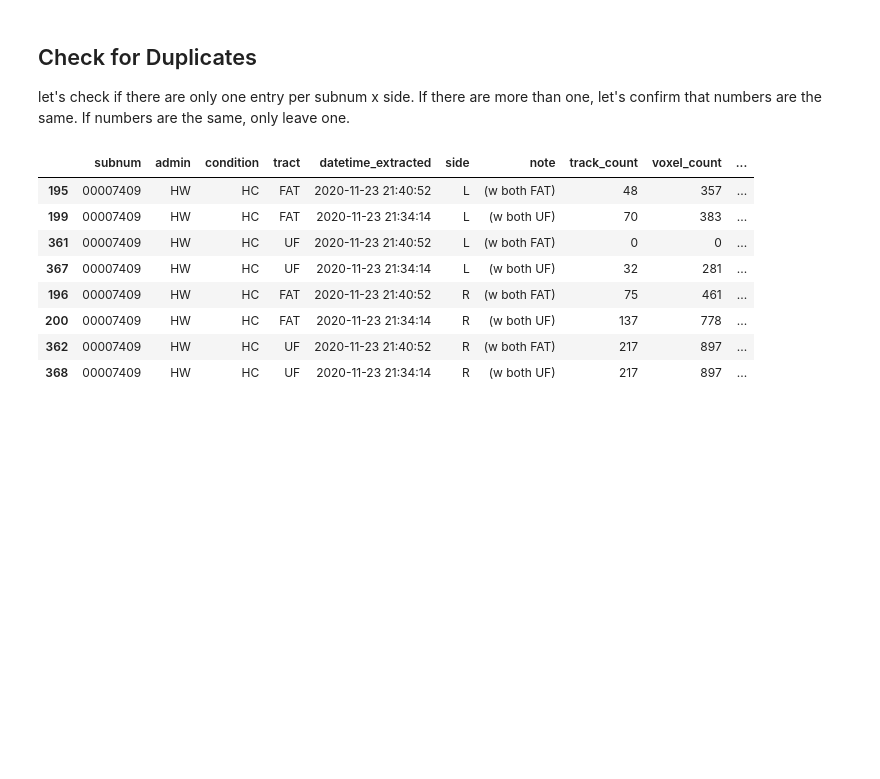
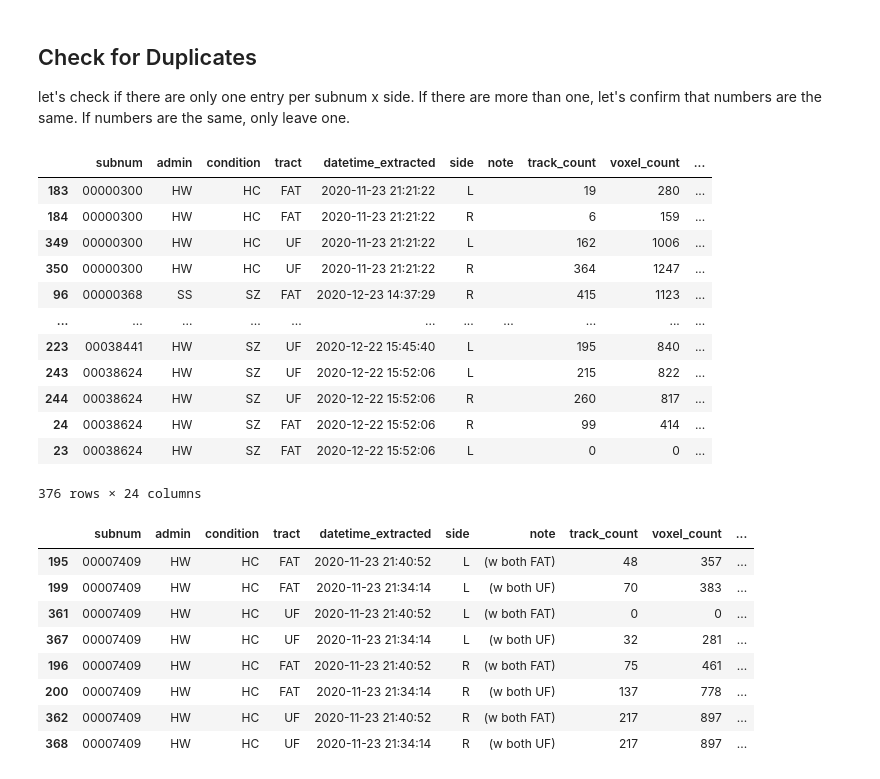
Before and after one commit to stereopickles/DTI_Schizo, a Jupyter notebook: 002_data_merge.ipynb, the cells around one changed output. Saved outputs shown, nothing was run; the diff lists cells and outputs as text; code cells hidden in the pictures; blank space fills up the shorter version.

```diff
--- a/002_data_merge.ipynb
+++ b/002_data_merge.ipynb
@@ -106,49 +180,35 @@ df = pd.DataFrame(
 # %%
-i = 0
+#i = 0
 for tr in TRACTS:
     for cnd in CONDS:
         path = f'{DATA_PATH}/{cnd}/COBRE_prep/{cnd}_Stats/{tr}'
         print(f'{cnd}_{tr}', end = '\n=======\n')
+
+        # get the names of directories within path
         try:
             sub_dirs = next(os.walk(path))[1]
         except StopIteration:
             print("Directory doesn't exist")
             break
+
+        # each sub-dir should be the name of administrator
         for admin in sub_dirs:
             print(f'{admin}', end = '\n-------\n')
+
+            # get the list of files (must start with 'sub')
             files = [x for x in os.listdir(os.path.join(path, admin)) if x.startswith('sub')]
-            for f in files:
-                if f.endswith('.txt'):
-                    f2 = f
-                else:
-                    f2 = f + '.txt'
-                subnum, note = re.findall('(?<=sub-A)([0-9]*)(.*)(?=.txt)', f2)[0]
 
-                print(f'{subnum}', end = '')
-                path2 = os.path.join(path, admin, f)
-                dt = os.path.getmtime(path2)
-                dt = datetime.fromtimestamp(dt).strftime('%Y-%m-%d %H:%M:%S')
+            # add extension if it doesn't have one
+            files = [f if f.endswith('.txt') else f + '.txt' for f in files]
 
-                with open(path2, 'r') as fp:
-                    line = fp.readlines()
-                    line = [re.sub('(?:(?<=FAT)|(?<=UF))_', '', x) for x in line]
-                    info = extract_stats(line, group = {tr})
+            for fn in files:
 
-                if info:
-                    print('(o)', end = ' ')
-                    for side in info[tr].keys():
-                        vals = []
-                        for k in info[tr][side].keys():
-                            vals.append(info[tr][side][k])
-                        full_list = [subnum, admin, cnd, tr, dt, side, note]
+                fp = os.path.join(path, admin, fn)
+                result = process_file(fp, fn, cnd, trs = {tr}, admin = admin)
 
+                for x in result:
+                    df.loc[len(df)+1] = x
 
-                        full_list.extend(vals)
-                        i += 1
-
-                        df.loc[i] = full_list
-                else:
-                    print('(x)', end = ' ')
             print('\n')
 # %% [output]
 SZ_FAT
@@ -188,3 +248,19 @@ dupes = list(entry_counts[(entry_counts.L != 1) | (entry_counts.R != 1) ].reset_
+# %%
+df.sort_values('subnum')
+# %% [output]
+|  | subnum | admin | condition | tract | datetime_extracted | side | note | track_count | voxel_count | ... |
+| 183 | 00000300 | HW | HC | FAT | 2020-11-23 21:21:22 | L |  | 19 | 280 | ... |
+| 184 | 00000300 | HW | HC | FAT | 2020-11-23 21:21:22 | R |  | 6 | 159 | ... |
+| 349 | 00000300 | HW | HC | UF | 2020-11-23 21:21:22 | L |  | 162 | 1006 | ... |
+| 350 | 00000300 | HW | HC | UF | 2020-11-23 21:21:22 | R |  | 364 | 1247 | ... |
+| 96 | 00000368 | SS | SZ | FAT | 2020-12-23 14:37:29 | R |  | 415 | 1123 | ... |
+| ... | ... | ... | ... | ... | ... | ... | ... | ... | ... | ... |
+| 223 | 00038441 | HW | SZ | UF | 2020-12-22 15:45:40 | L |  | 195 | 840 | ... |
+| 243 | 00038624 | HW | SZ | UF | 2020-12-22 15:52:06 | L |  | 215 | 822 | ... |
+| 244 | 00038624 | HW | SZ | UF | 2020-12-22 15:52:06 | R |  | 260 | 817 | ... |
+| 24 | 00038624 | HW | SZ | FAT | 2020-12-22 15:52:06 | R |  | 99 | 414 | ... |
+| 23 | 00038624 | HW | SZ | FAT | 2020-12-22 15:52:06 | L |  | 0 | 0 | ... |
+376 rows × 24 columns
 # %%
 df[df.subnum.isin(dupes)].sort_values(['subnum', 'side'])
 # %% [output]
```
Also changed, not shown: parts of 8 cells of this notebook.
